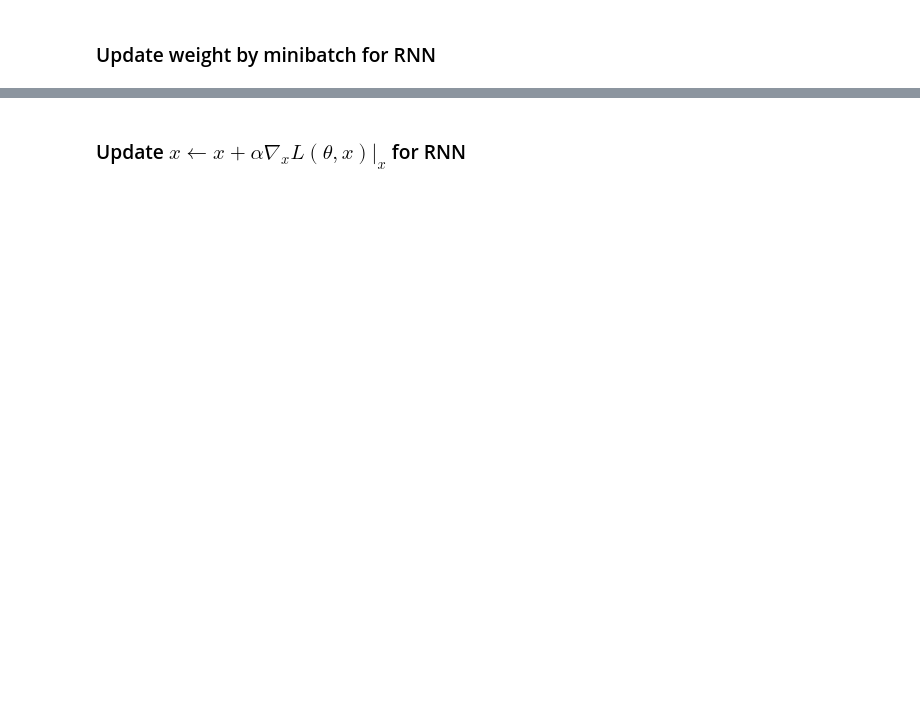
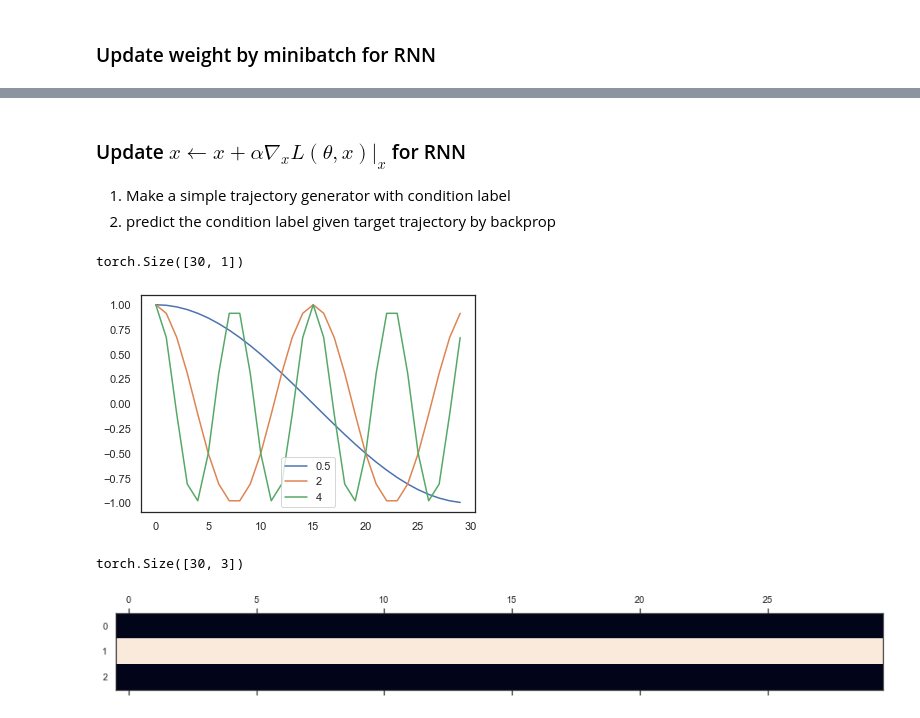
Before and after one commit to ugo-nama-kun/pytorch_notebook, a Jupyter notebook: notebook.ipynb, the cells around one changed output, grey strips where cells are left out. Cells and saved outputs as stored; diff of their text form; code cells hidden in the pictures; blank space fills up the shorter version.

```diff
--- a/notebook.ipynb
+++ b/notebook.ipynb
@@ -1406,2 +1560,42 @@ torch.Size([1, 3, 32, 32])
 # %% [markdown]
 ### Update $x \leftarrow x + \alpha \nabla_x L(\theta, x)|_x$ for RNN
+1. Make a simple trajectory generator with condition label
+2. predict the condition label given target trajectory by backprop
+# %%
+size_sequence = 30
+input_categories = [0.5, 2, 4]
+size_input = len(input_categories)
+
+def target_gen(label: int, sample_data=False):
+    k = 2. * math.pi * label
+    tensor = torch.zeros(size_sequence, 1) # output is 1D
+    for i in range(size_sequence):
+        tensor[i][0] = torch.cos(torch.tensor([k * i/size_sequence]))
+    if sample_data:
+        return tensor.view(size_sequence, 1, -1)
+    return tensor
+
+def input_gen(label: int, sample_data=False):
+    tensor = torch.zeros(size_sequence, size_input) # input size is # of input categories
+    for i in range(size_sequence):
+        tensor[i][input_categories.index(label)] = 1
+    if sample_data:
+        return tensor.view(size_sequence, 1, -1)
+    return tensor
+
+for label in input_categories:
+    data = target_gen(label=label)
+    plt.plot(data.view((size_sequence, -1)).numpy(), label=label)
+print(data.size())
+plt.legend(loc="best")
+plt.show()
+
+input_sample = input_gen(2)
+print(input_sample.size())
+plt.matshow(np.transpose(input_sample.view(size_sequence, size_input)))
+plt.show()
+# %% [output]
+torch.Size([30, 1])
+[figure, added]
+torch.Size([30, 3])
+[figure, added]
```
Also changed, not shown: parts of 14 cells of this notebook.
